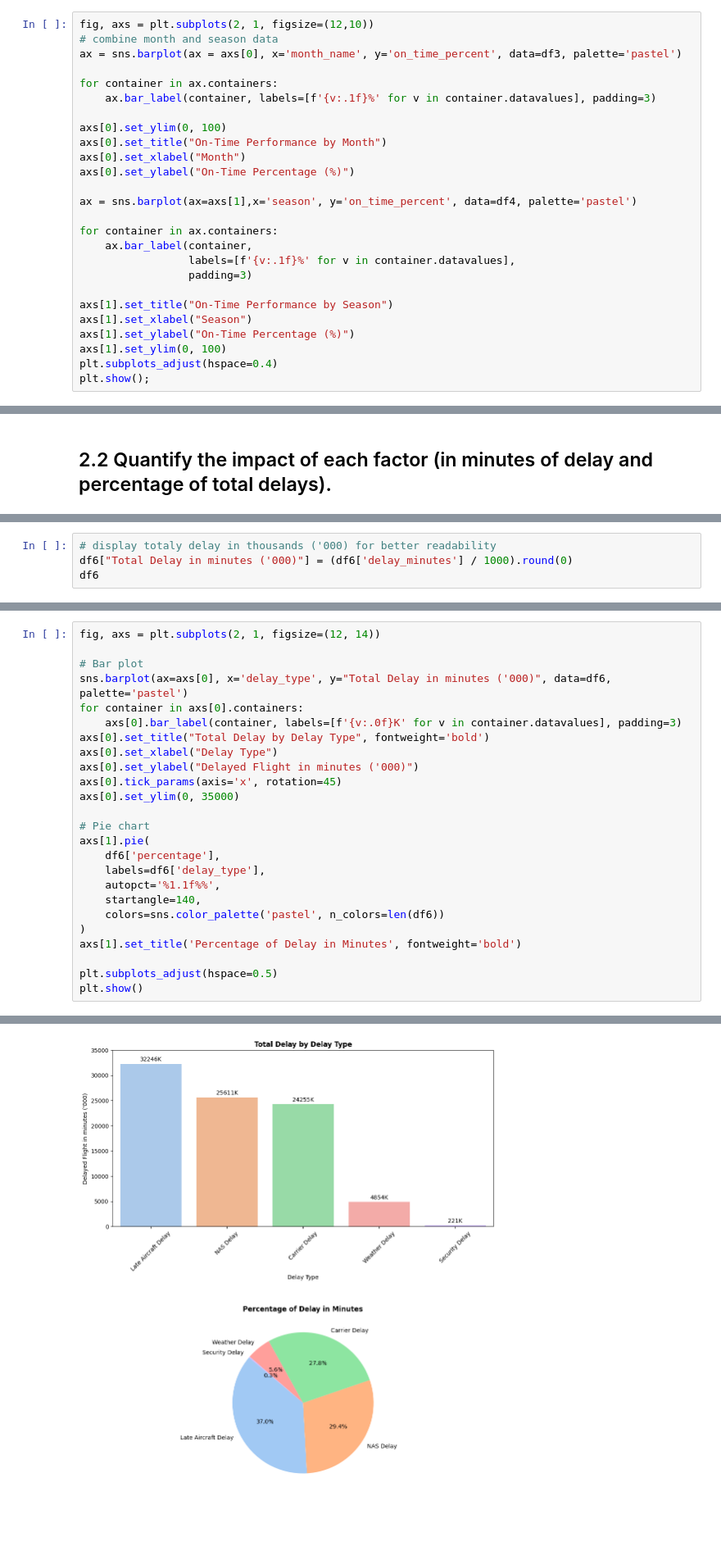
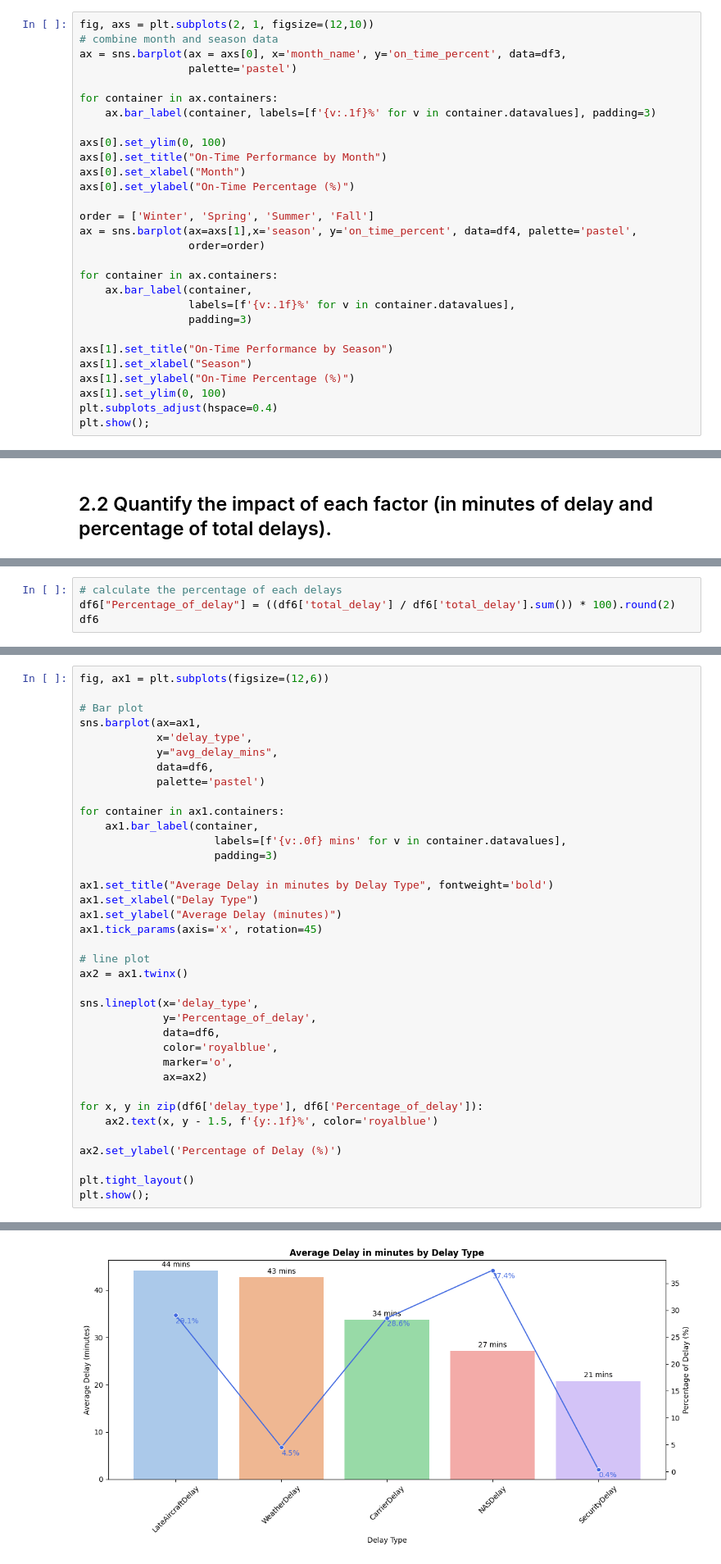
Before and after one commit to Hazim-HF/Data-Management-Project2, a Jupyter notebook: P152419_Project2_STQD6324.ipynb, the cells around one changed output, grey strips where cells are left out. Shown at 82% size. Drawn from its saved outputs; the diff is of its cells as text; blank space fills up the shorter version.

```diff
--- a/P152419_Project2_STQD6324.ipynb
+++ b/P152419_Project2_STQD6324.ipynb
@@ -542,7 +537,8 @@ df4
 # %%
 fig, axs = plt.subplots(2, 1, figsize=(12,10))
 # combine month and season data
-ax = sns.barplot(ax = axs[0], x='month_name', y='on_time_percent', data=df3, palette='pastel')
+ax = sns.barplot(ax = axs[0], x='month_name', y='on_time_percent', data=df3,
+                 palette='pastel')
 
 for container in ax.containers:
     ax.bar_label(container, labels=[f'{v:.1f}%' for v in container.datavalues], padding=3)
@@ -552,7 +548,9 @@ axs[0].set_title("On-Time Performance by Month")
 axs[0].set_xlabel("Month")
 axs[0].set_ylabel("On-Time Percentage (%)")
 
-ax = sns.barplot(ax=axs[1],x='season', y='on_time_percent', data=df4, palette='pastel')
+order = ['Winter', 'Spring', 'Summer', 'Fall']
+ax = sns.barplot(ax=axs[1],x='season', y='on_time_percent', data=df4, palette='pastel',
+                 order=order)
 
 for container in ax.containers:
     ax.bar_label(container,
@@ -775,5 +763,5 @@ df6
 # %%
-# display totaly delay in thousands ('000) for better readability
-df6["Total Delay in minutes ('000)"] = (df6['delay_minutes'] / 1000).round(0)
+# calculate the percentage of each delays
+df6["Percentage_of_delay"] = ((df6['total_delay'] / df6['total_delay'].sum()) * 100).round(2)
 df6
 # %% [output]
@@ -786,28 +774,40 @@ df6
 # %%
-fig, axs = plt.subplots(2, 1, figsize=(12, 14))
+fig, ax1 = plt.subplots(figsize=(12,6))
 
 # Bar plot
-sns.barplot(ax=axs[0], x='delay_type', y="Total Delay in minutes ('000)", data=df6, palette='pastel')
-for container in axs[0].containers:
-    axs[0].bar_label(container, labels=[f'{v:.0f}K' for v in container.datavalues], padding=3)
-axs[0].set_title("Total Delay by Delay Type", fontweight='bold')
-axs[0].set_xlabel("Delay Type")
-axs[0].set_ylabel("Delayed Flight in minutes ('000)")
-axs[0].tick_params(axis='x', rotation=45)
-axs[0].set_ylim(0, 35000)
+sns.barplot(ax=ax1,
+            x='delay_type',
+            y="avg_delay_mins",
+            data=df6,
+            palette='pastel')
 
-# Pie chart
-axs[1].pie(
-    df6['percentage'],
-    labels=df6['delay_type'],
-    autopct='%1.1f%%',
-    startangle=140,
-    colors=sns.color_palette('pastel', n_colors=len(df6))
-)
-axs[1].set_title('Percentage of Delay in Minutes', fontweight='bold')
+for container in ax1.containers:
+    ax1.bar_label(container,
+                     labels=[f'{v:.0f} mins' for v in container.datavalues],
+                     padding=3)
 
-plt.subplots_adjust(hspace=0.5)
-plt.show()
+ax1.set_title("Average Delay in minutes by Delay Type", fontweight='bold')
+ax1.set_xlabel("Delay Type")
+ax1.set_ylabel("Average Delay (minutes)")
+ax1.tick_params(axis='x', rotation=45)
+
+# line plot
+ax2 = ax1.twinx()
+
+sns.lineplot(x='delay_type',
+             y='Percentage_of_delay',
+             data=df6,
+             color='royalblue',
+             marker='o',
+             ax=ax2)
+
+for x, y in zip(df6['delay_type'], df6['Percentage_of_delay']):
+    ax2.text(x, y - 1.5, f'{y:.1f}%', color='royalblue')
+
+ax2.set_ylabel('Percentage of Delay (%)')
+
+plt.tight_layout()
+plt.show();
 # %% [output]
 Passing `palette` without assigning `hue` is deprecated and will be removed in v0.14.0. Assign the `x` variable to `hue` and set `legend=False` for the same effect.
 
@@ -815 +815 @@ Passing `palette` without assigning `hue` is deprecated and will be removed in v
-[figure, old version]
+[figure, new version]
```
Also changed, not shown: parts of 40 cells of this notebook.
